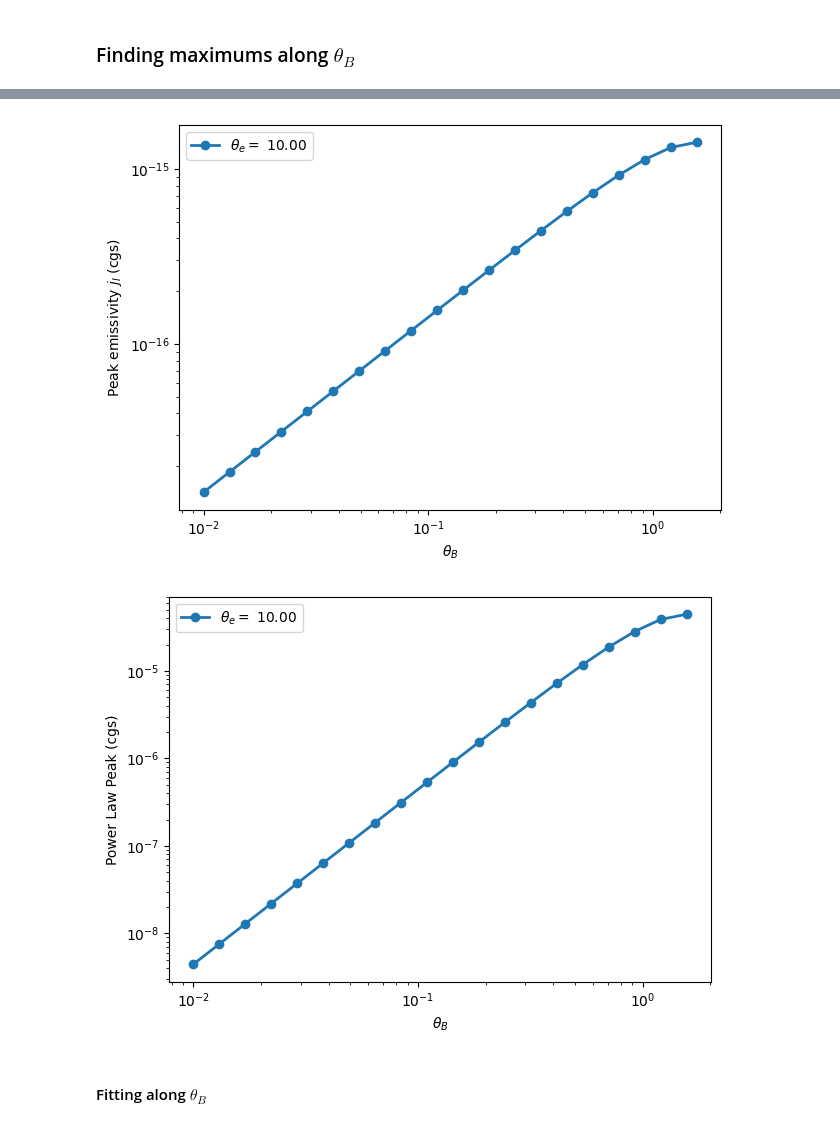
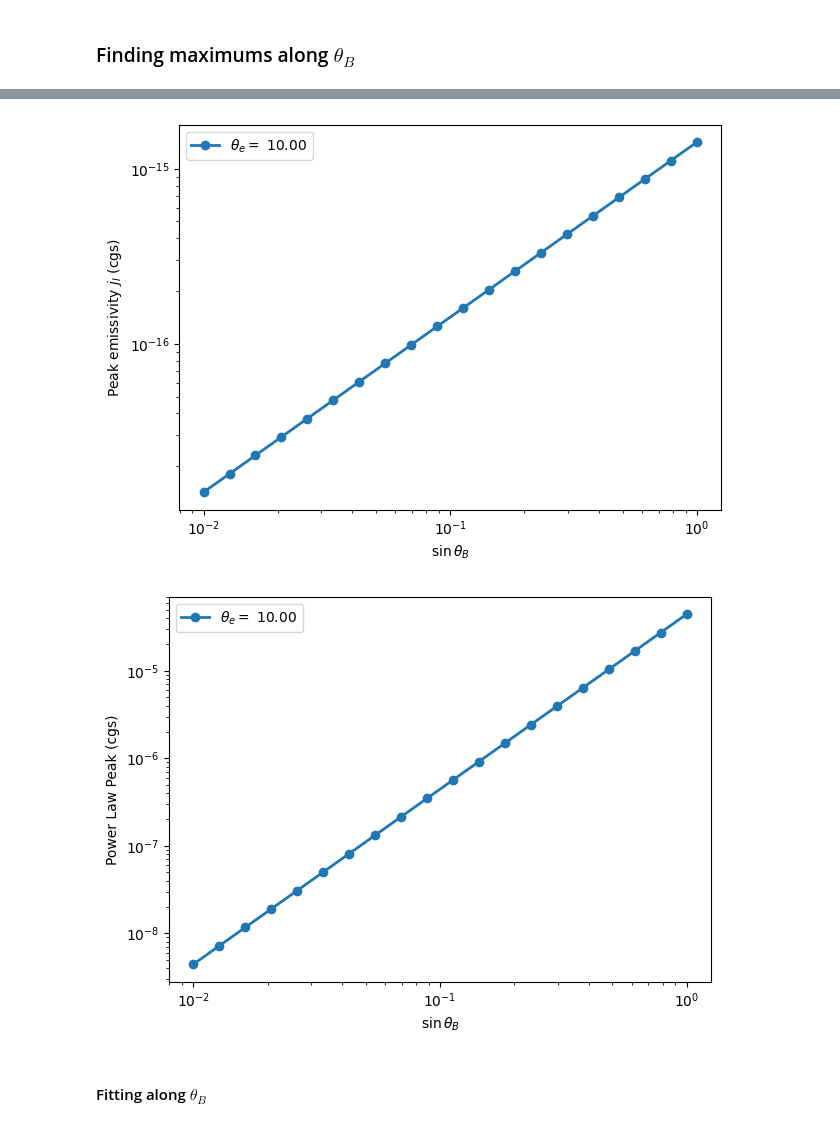
Before and after one commit to Aaron-Barrios/Aperture4, a Jupyter notebook: problems/gr_2d_kerr_schild/analysis_folder/access_data.ipynb, the cells around one changed output, grey strips where cells are left out. Saved outputs shown, nothing was run; the diff lists cells and outputs as text; code cells hidden in the pictures.

```diff
--- a/problems/gr_2d_kerr_schild/analysis_folder/access_data.ipynb
+++ b/problems/gr_2d_kerr_schild/analysis_folder/access_data.ipynb
@@ -363,7 +363,7 @@ def nuc_prime(B, theta_e, theta_B):
     """ Characteristic synchrotron frequency (primed) """
     return 1.5*nuB(B)*np.sin(theta_B)*theta_e*theta_e
 # %%
-def build_F_table(xmin=1e-4, xmax=50.0, N=600):
+def build_F_table(xmin=1e-10, xmax=1e10, N=20000):
 
     xgrid = np.logspace(np.log10(xmin), np.log10(xmax), N)
     Fgrid = np.zeros_like(xgrid)
@@ -376,7 +376,10 @@ def build_F_table(xmin=1e-4, xmax=50.0, N=600):
     # remove any numerical pathologies
     mask = np.isfinite(Fgrid) & (Fgrid > 0)
     spline = CubicSpline(np.log(xgrid[mask]), np.log(Fgrid[mask]), extrapolate=True)
-    def F_exact(x): return np.exp(spline(np.log(x)))
+    def F_exact(x):
+        # Clip to table domain to avoid wild extrapolation
+        x = np.clip(x, xmin, xmax)
+        return np.exp(spline(np.log(x)))
     return F_exact
 
 # build once
@@ -447,9 +458,9 @@ plt.show()
 # %% [markdown]
 ### Ranging over $\theta_B$
 # %%
-theta_Bs = np.arccos(np.linspace(0.01, 0.999, 5))  #np.pi*angle_Bs/180.
+theta_Bs = np.arcsin(np.linspace(0.01, 0.999, 5))
 angle_Bs = 180./np.pi * theta_Bs # np.array([15., 30., 45., 60., 90.])
-nus = np.array([nuOvernuc*nuc_prime(B, theta_e, thB) for thB in theta_Bs])
+nus = np.array([nuOvernucp*nuc_prime(B, theta_e, thB) for thB in theta_Bs])
 j_Is = np.array([jI(nus[i], n, B, theta_e, theta_Bs[i]) for i in range(len(theta_Bs))])
 # %%
 plt.figure(figsize=(7, 5))
@@ -598,7 +609,7 @@ def returnPeaks(theta_es, theta_Bs, get_pos=False, theta_B_first=True):
             return j_peaks, PS_peaks
 
 def peak_plot(x_var, peaks, i, label_var, plot_along=None,
-              cos_plot=False, logx=True, logy=True, extraLabel=""):
+              sin_plot=False, logx=True, logy=True, extraLabel=""):
     """
     Plot peak emissivity / power spectrum.
 
@@ -617,8 +628,8 @@ def peak_plot(x_var, peaks, i, label_var, plot_along=None,
         * 'x_var'   – each column is a curve; x-axis is ``x_var``.
         * 'label_var' – each row is a curve; x-axis is ``label_var``.
         If None, auto-detected from shape matching.
-    cos_plot : bool
-        Plot cos(x_var) on the x-axis.
+    sin_plot : bool
+        Plot sin(x_var) on the x-axis.
     logx, logy : bool
         Log scales.
     extraLabel : str or sequence
@@ -699,7 +710,7 @@ def peak_plot(x_var, peaks, i, label_var, plot_along=None,
     if logy:
         plt.yscale('log')
 
-    x_plot = np.cos(x_data) if cos_plot else x_data
+    x_plot = np.sin(x_data) if sin_plot else x_data
     x_label_str = r"$\theta_B$" if x_is_theta_B else r"$\theta_e$"
     label_prefix = r"$\theta_B =$ " if label_is_theta_B else r"$\theta_e =$ "
 
@@ -711,21 +722,20 @@ def peak_plot(x_var, peaks, i, label_var, plot_along=None,
             lbl = label_prefix + f"{val:.2f}" + str(extraLabel[j])
         plt.plot(x_plot, curve, lw=2, label=lbl, marker="o")
 
-    plt.xlabel(r"$\cos \theta_B$" if cos_plot else x_label_str)
+    plt.xlabel(r"$\sin \theta_B$" if sin_plot else x_label_str)
     lbl_title = ["Peak emissivity $j_I$", "Power Law Peak"]
     plt.ylabel(f'{lbl_title[i]} (cgs)')
     plt.legend()
     plt.show()
 # %%
-# theta_Bs = np.flip(np.arccos(np.logspace(-2, np.log10(0.999), 20)))
-theta_Bs = np.logspace(-2, np.log10(0.999*np.pi/2), 20)
+theta_Bs = np.flip(np.arcsin(np.logspace(-2, np.log10(0.999), 20)))
 j_peaks, PS_peaks = returnPeaks(theta_e, theta_Bs)
 # %%
-peak_plot(theta_Bs, j_peaks,  0, theta_e, cos_plot=False, logx=True, logy=True)
-peak_plot(theta_Bs, PS_peaks, 1, theta_e, cos_plot=False, logx=True, logy=True)
+peak_plot(theta_Bs, j_peaks,  0, theta_e, sin_plot=True, logx=True, logy=True)
+peak_plot(theta_Bs, PS_peaks, 1, theta_e, sin_plot=True, logx=True, logy=True)
 # %% [output]
-[figure, old version]
+[figure, new version]
-[figure, old version]
+[figure, new version]
 # %% [markdown]
 #### Fitting along $\theta_B$
 # %%
```
Also changed, not shown: parts of 36 cells of this notebook.
